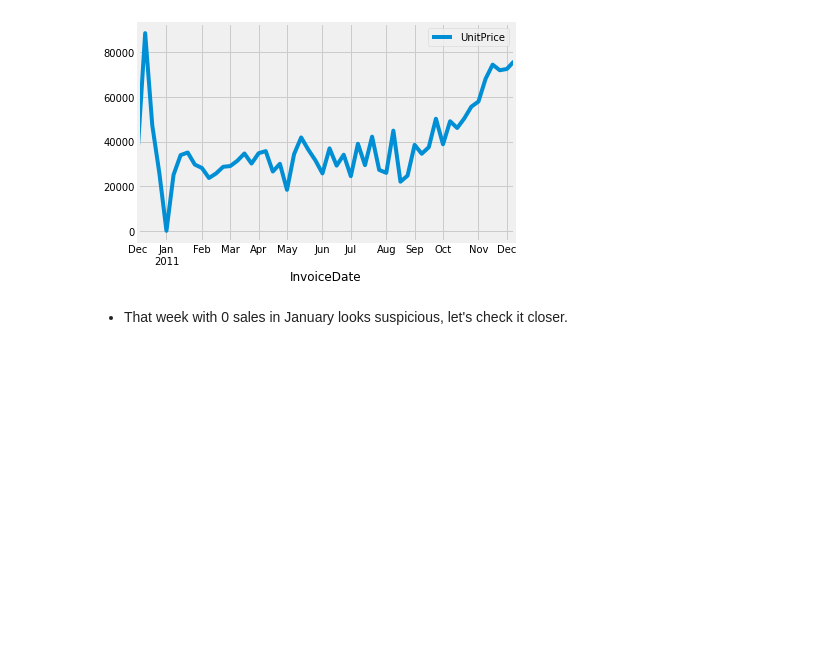
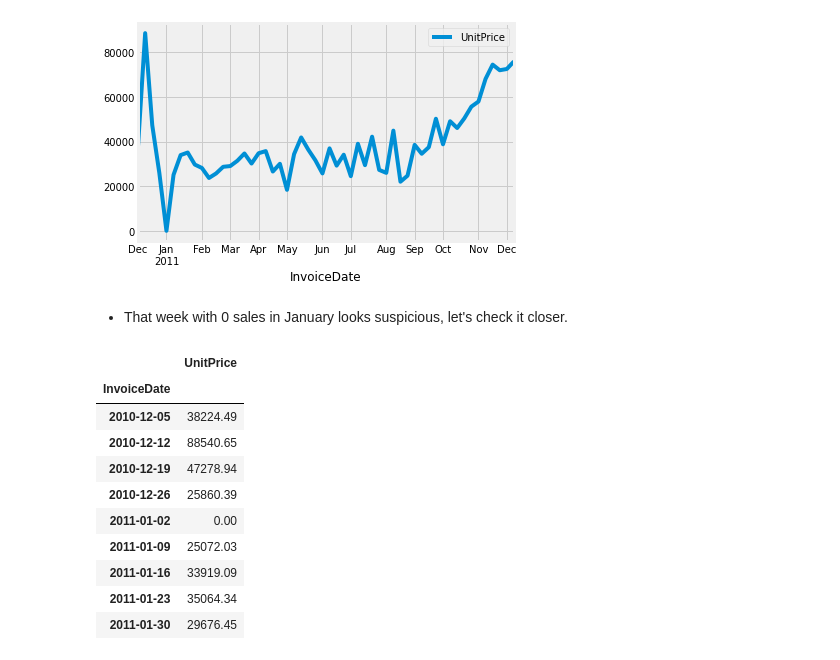
Before and after one commit to AmirMotefaker/Predicting-Sales-Ecommerce, a Jupyter notebook: predicting-sales-ecommerce.ipynb, the cells around one changed output. Saved outputs shown, nothing was run; the diff lists cells and outputs as text; code cells hidden in the pictures; blank space fills up the shorter version.

```diff
--- a/predicting-sales-ecommerce.ipynb
+++ b/predicting-sales-ecommerce.ipynb
@@ -552,3 +552,17 @@ df_resample.plot()
 [figure]
 # %% [markdown]
 - That week with 0 sales in January looks suspicious, let's check it closer.
+# %%
+df_resample['12-2010':'01-2011']
+# %% [output]
+|  | UnitPrice |
+| InvoiceDate |  |
+| 2010-12-05 | 38224.49 |
+| 2010-12-12 | 88540.65 |
+| 2010-12-19 | 47278.94 |
+| 2010-12-26 | 25860.39 |
+| 2011-01-02 | 0.00 |
+| 2011-01-09 | 25072.03 |
+| 2011-01-16 | 33919.09 |
+| 2011-01-23 | 35064.34 |
+| 2011-01-30 | 29676.45 |
```
Also changed, not shown: parts of 1 cell of this notebook.
